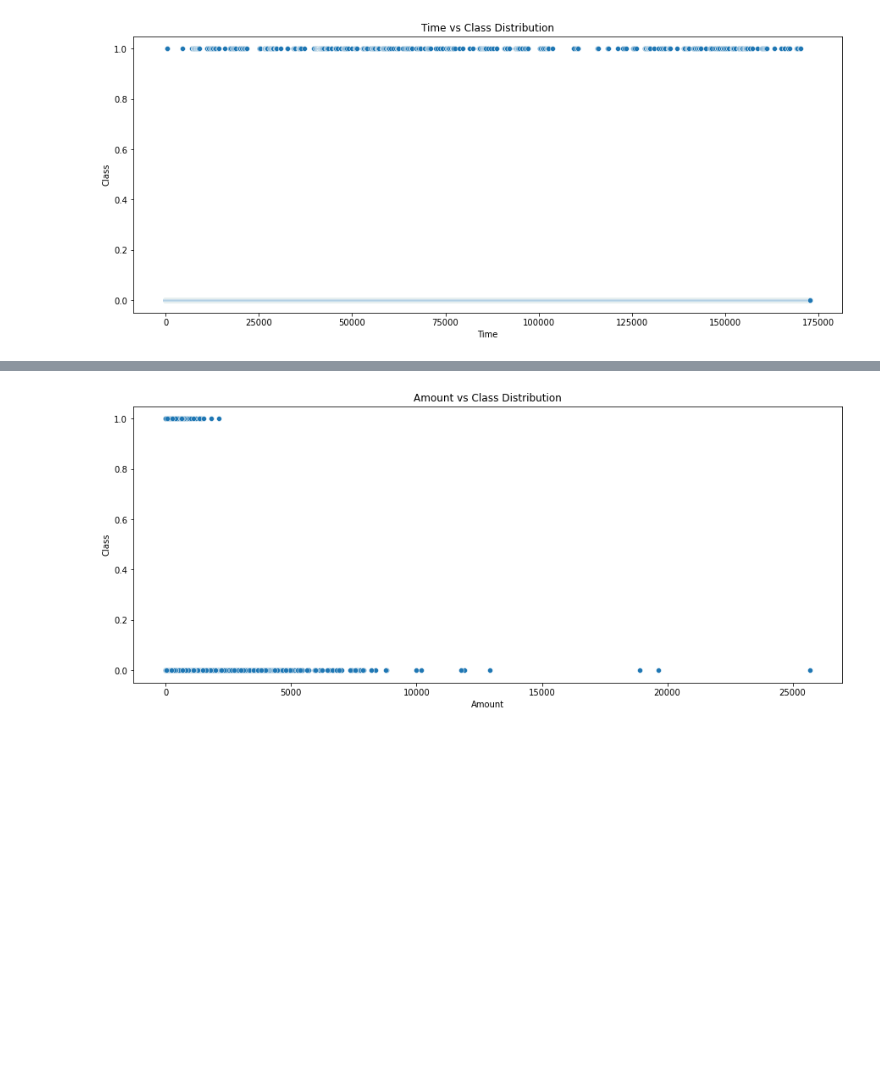
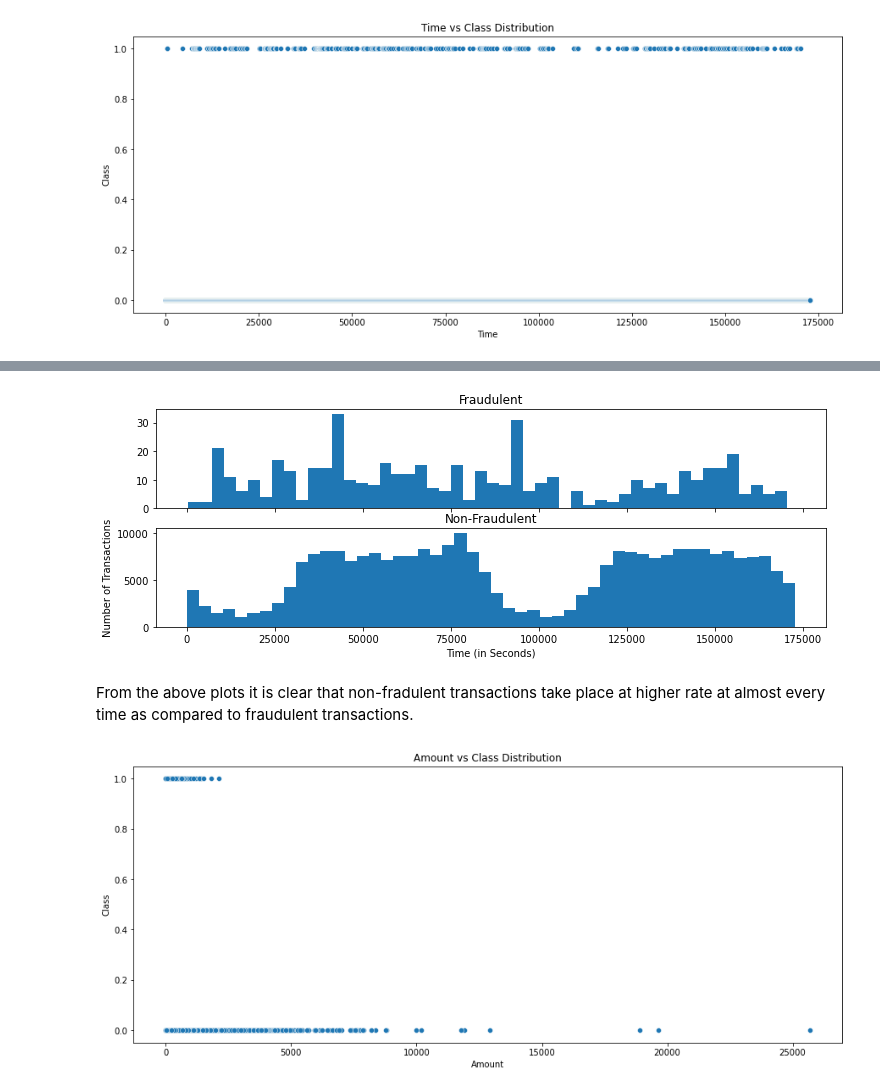
Before and after one commit to RahulAgre/CC_FraudDetection_Capstone, a Jupyter notebook: Credit_card_fraud_detection_Starter_code+.ipynb, the cells around one changed output, grey strips where cells are left out. Cells and saved outputs as stored; diff of their text form; code cells hidden in the pictures; blank space fills up the shorter version.

```diff
--- a/Credit_card_fraud_detection_Starter_code+.ipynb
+++ b/Credit_card_fraud_detection_Starter_code+.ipynb
@@ -93,3 +120,18 @@ plt.show()
+# %%
+fig, (ax1, ax2) = plt.subplots(2,1, sharex = True, figsize=(12,4))
+
+ax1.hist(df.Time[df.Class == 1], bins = 50)
+ax1.set_title('Fraudulent')
+
+ax2.hist(df.Time[df.Class == 0], bins = 50)
+ax2.set_title('Non-Fraudulent')
+plt.xlabel('Time (in Seconds)')
+plt.ylabel('Number of Transactions')
+plt.show()
+# %% [output]
+[figure, added]
+# %% [markdown]
+From the above plots it is clear that non-fradulent transactions take place at higher rate at almost every time as compared to fraudulent transactions.
 # %%
 # Create a scatter plot to observe the distribution of classes with Amount
 plt.figure(figsize=(15,6))
```
Also changed, not shown: parts of 12 cells of this notebook.
